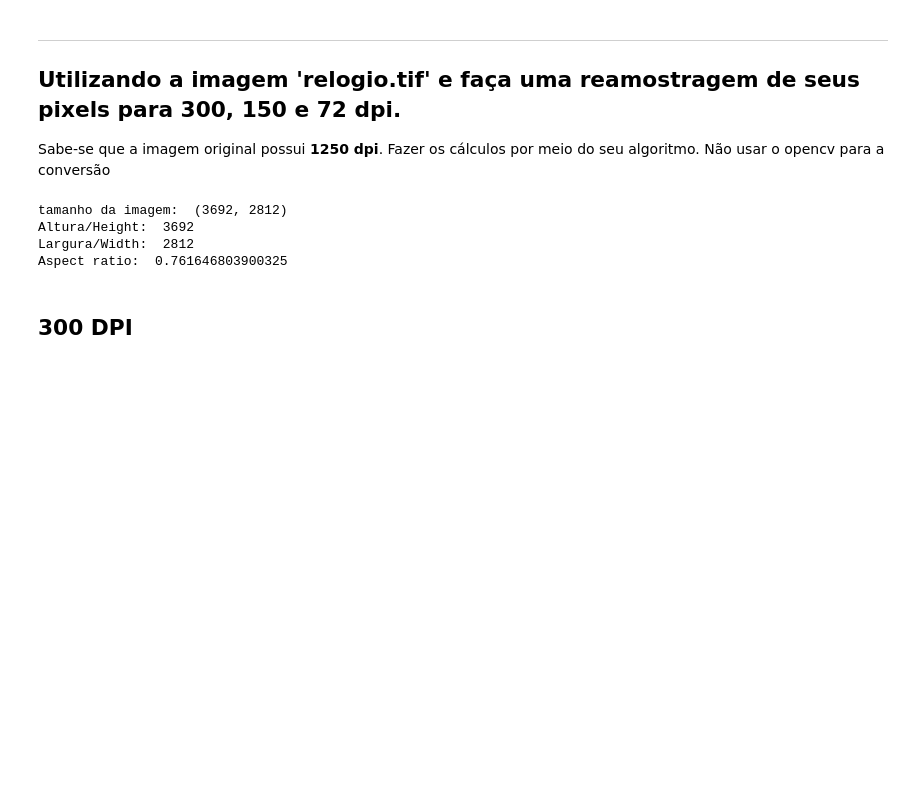
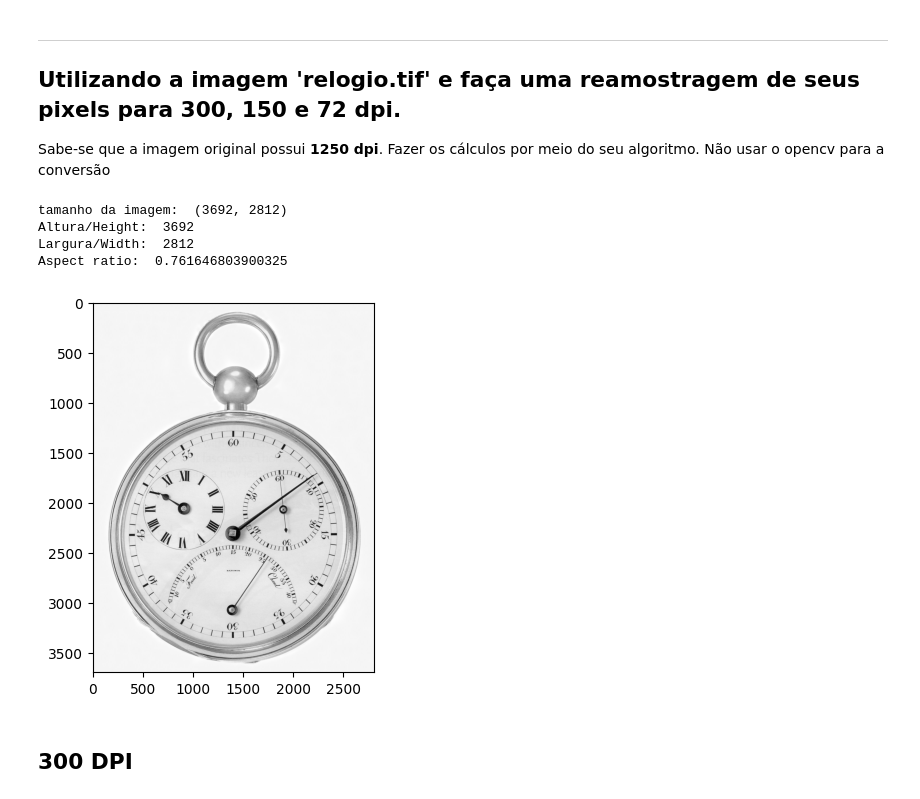
Before and after one commit to kkademorais/pdi-study, a Jupyter notebook: Lab01_PDI.ipynb, the cells around one changed output. Cells and saved outputs as stored; diff of their text form; code cells hidden in the pictures; blank space fills up the shorter version.

```diff
--- a/Lab01_PDI.ipynb
+++ b/Lab01_PDI.ipynb
@@ -18,29 +23,30 @@ Sabe-se que a imagem original possui **1250 dpi**. Fazer os cálculos por meio d
 # %%
 import numpy as np
 import matplotlib.pyplot as plt
 import cv2
 
+# Pega a imagem em gray scale por conta de haver um único canal No RGB tem três canais
 img = cv2.imread('relogio.tif', cv2.IMREAD_GRAYSCALE)
-#plt.imshow(img, cmap='gray', vmin=0, vmax=255)
+plt.imshow(img, cmap='gray', vmin=0, vmax=255)
 
 
 print("tamanho da imagem: ", img.shape)
 print("Altura/Height: ", img.shape[0])
 print("Largura/Width: ", img.shape[1])
 
+# Proporção de largura x altura
 aspect_ratio = img.shape[1] / img.shape[0]
 print("Aspect ratio: ", aspect_ratio)
 
 # Tamanho fixo da imagem original
 altura_polegada = 2.96
 largura_polegada = 2.25
-
-#plt.show()
 # %% [output]
 tamanho da imagem:  (3692, 2812)
 Altura/Height:  3692
 Largura/Width:  2812
 Aspect ratio:  0.761646803900325
+[figure, added]
 # %% [markdown]
 ## 300 DPI
 # %% [markdown]
```
Also changed, not shown: parts of 5 cells of this notebook.
